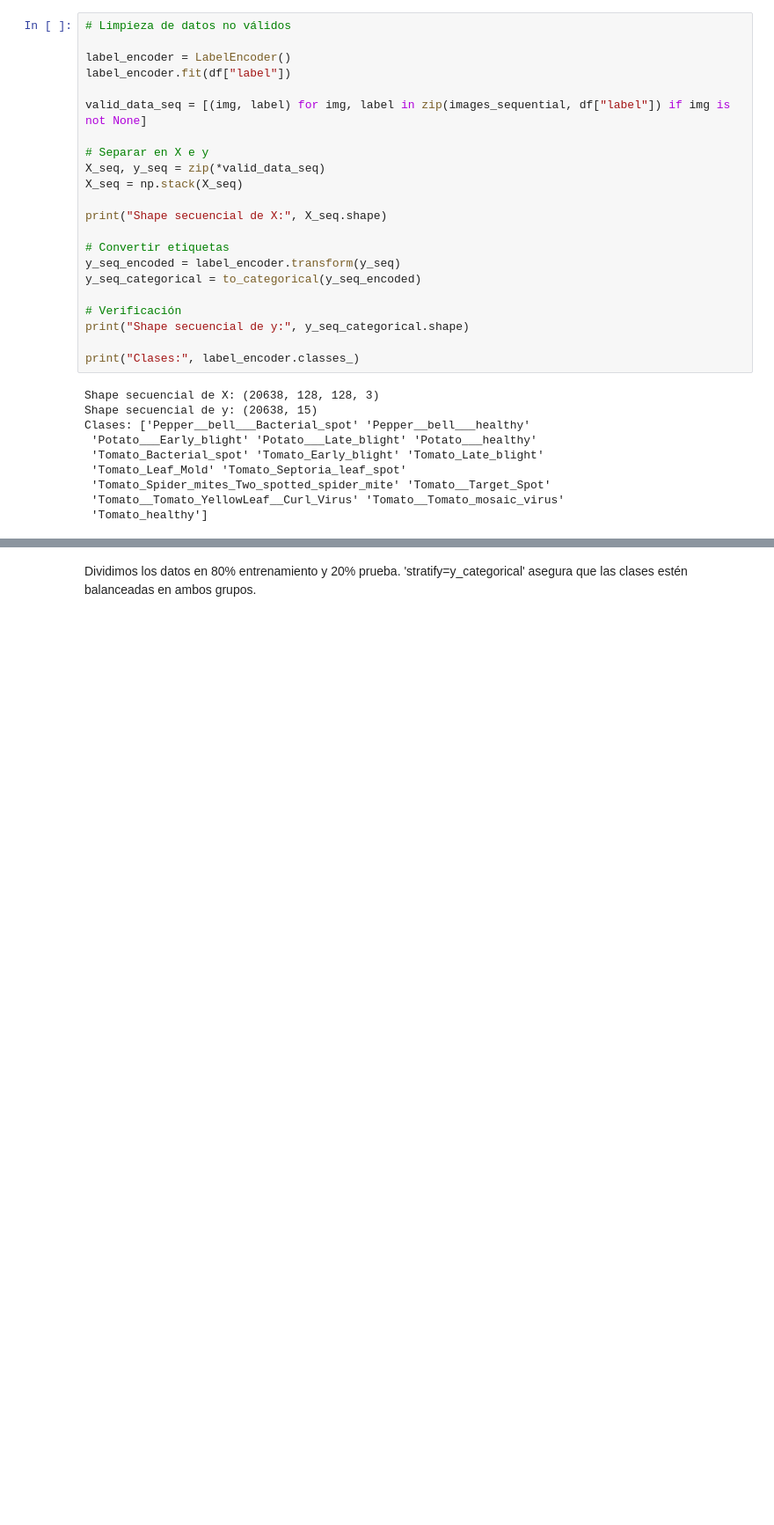
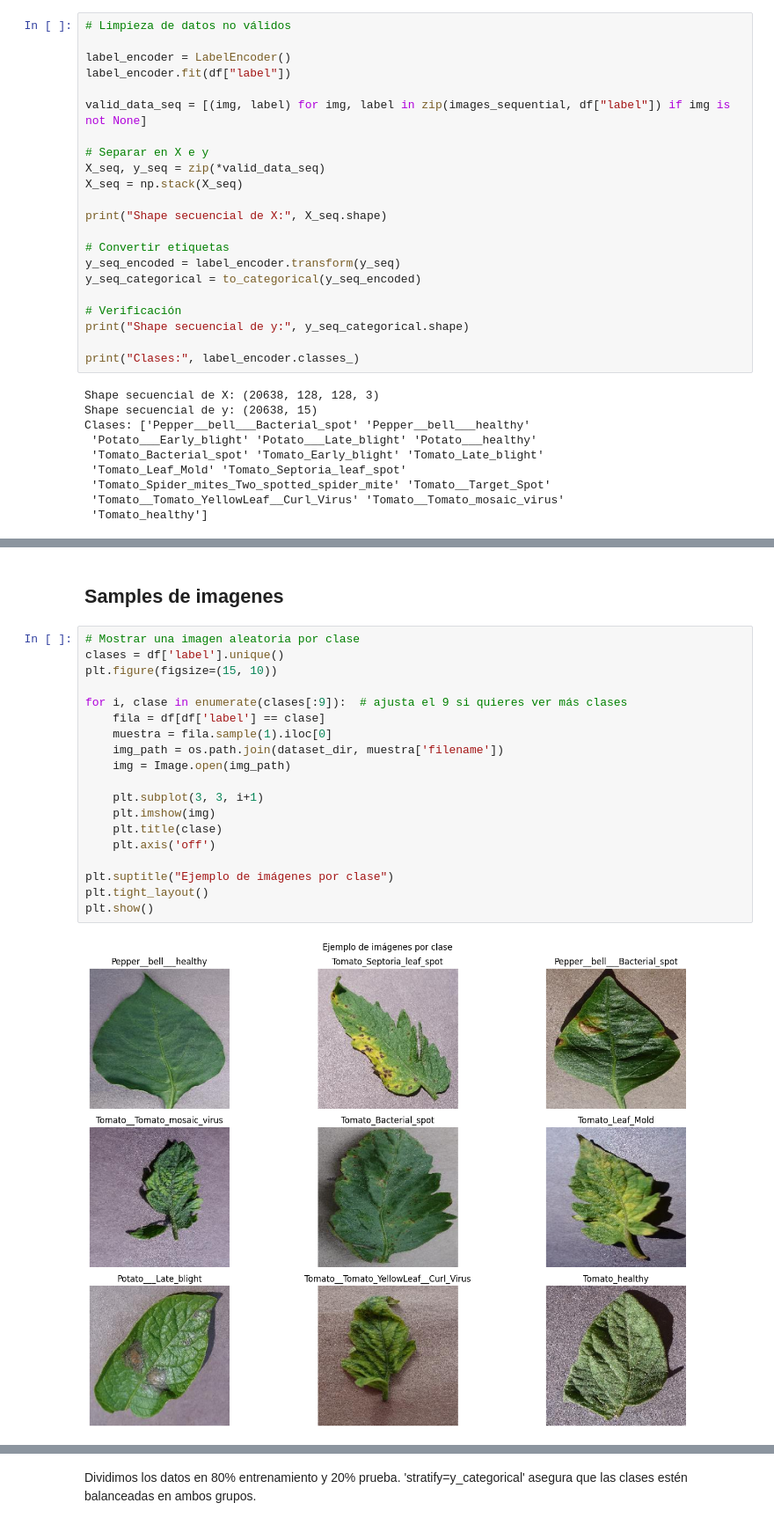
Before and after one commit to Equipo-Proyecto-2025/Proyecto-Computacion-paralela-distribuida, a Jupyter notebook: PlantVillageApplication.ipynb, the cells around one changed output, grey strips where cells are left out. Shown at 88% size. Cells and saved outputs as stored; diff of their text form; blank space fills up the shorter version.

```diff
--- a/PlantVillageApplication.ipynb
+++ b/PlantVillageApplication.ipynb
@@ -273 +325,24 @@ Clases: ['Pepper__bell___Bacterial_spot' 'Pepper__bell___healthy'
+# %% [markdown]
+## Samples de imagenes
+# %%
+# Mostrar una imagen aleatoria por clase
+clases = df['label'].unique()
+plt.figure(figsize=(15, 10))
+
+for i, clase in enumerate(clases[:9]):  # ajusta el 9 si quieres ver más clases
+    fila = df[df['label'] == clase]
+    muestra = fila.sample(1).iloc[0]
+    img_path = os.path.join(dataset_dir, muestra['filename'])
+    img = Image.open(img_path)
+
+    plt.subplot(3, 3, i+1)
+    plt.imshow(img)
+    plt.title(clase)
+    plt.axis('off')
+
+plt.suptitle("Ejemplo de imágenes por clase")
+plt.tight_layout()
+plt.show()
+# %% [output]
+[figure, added]
 # %% [markdown]
```
Also changed, not shown: parts of 33 cells of this notebook.
